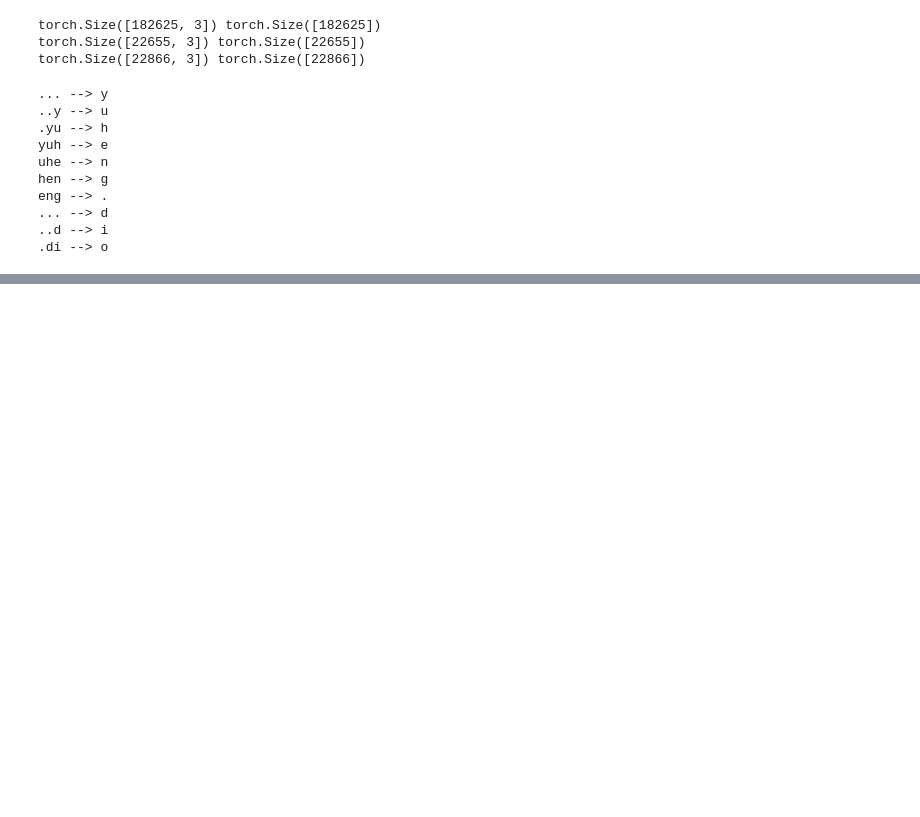
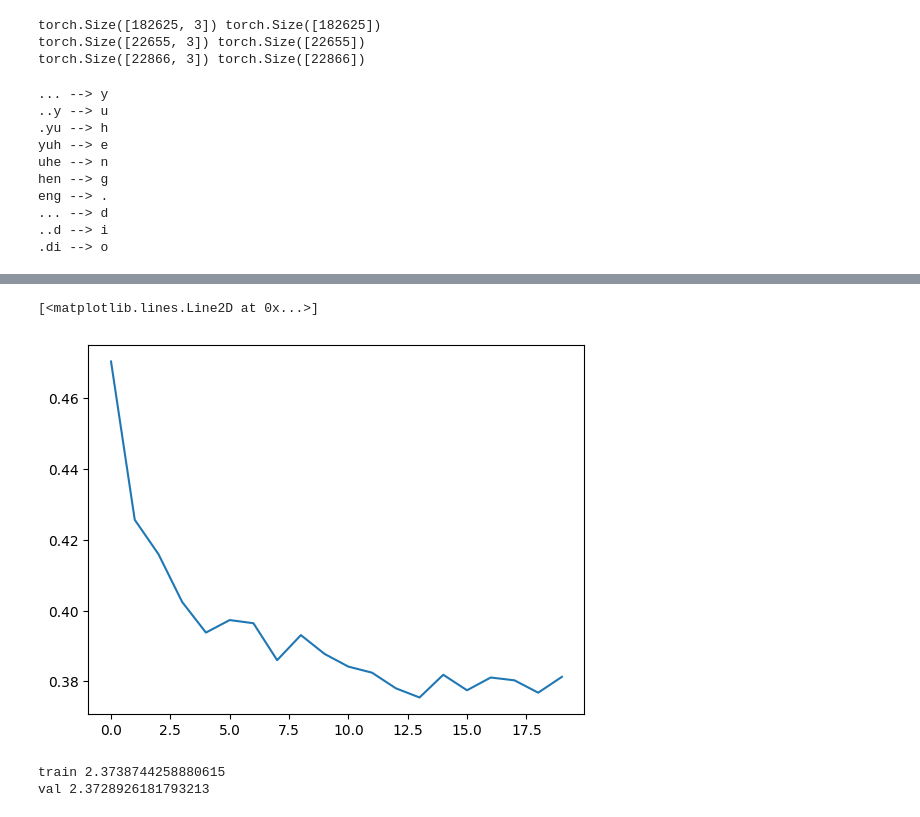
Before and after one commit to kishan-chakraborty/LanguageModel, a Jupyter notebook: wavenet.ipynb, the cells around one changed output, grey strips where cells are left out. Drawn from its saved outputs; the diff is of its cells as text; code cells hidden in the pictures; blank space fills up the shorter version.

```diff
--- a/wavenet.ipynb
+++ b/wavenet.ipynb
@@ -193,0 +241,4 @@ RuntimeError: The size of tensor a (200) must match the size of tensor b (32) at
+# %%
+# To bring the layers (Batch norm layer) out of training mode.
+for layer in layers:
+    layer.training = False
@@ -193,0 +339,36 @@ RuntimeError: The size of tensor a (200) must match the size of tensor b (32) at
+# %%
+max_steps = 2000
+batch_size = 32
+lossi = []
+stepi = []
+for i in range(max_steps):
+
+  # minibatch construct
+  ix = torch.randint(0, Xtr.shape[0], (batch_size,), generator=g)
+  Xb, Yb = Xtr[ix], Ytr[ix] # batch X,Y
+
+  # # forward pass
+  # emb = C[Xb] # embed the characters into vectors
+  # x = emb.view(emb.shape[0], -1) # concatenate the vectors
+  # x = Xb
+  # for layer in layers:
+  #   x = layer(x)
+  logits = model(Xb)
+  loss = F.cross_entropy(logits, Yb) # loss function
+
+  # backward pass
+  for layer in model.layers:
+    layer.out.retain_grad() # AFTER_DEBUG: would take out retain_graph
+  for p in parameters:
+    p.grad = None
+  loss.backward()
+
+  # update
+  lr = 0.1 if i < 150000 else 0.01 # step learning rate decay
+  for p in parameters:
+    p.data += -lr * p.grad
+
+  # track stats
+  if i % 200 == 0: # print every once in a while
+    print(f'{i:7d}/{max_steps:7d}: {loss.item():.4f}')
+  lossi.append(loss.log10().item())
@@ -193,0 +386,29 @@ RuntimeError: The size of tensor a (200) must match the size of tensor b (32) at
+# %%
+plt.plot((torch.tensor(lossi).view(20, 100).mean(1)))
+# %% [output]
+[<matplotlib.lines.Line2D at 0x...>]
+[figure, added]
+# %%
+# Validation loss
+@torch.no_grad() # this decorator disables gradient tracking
+def split_loss(split):
+  x,y = {
+    'train': (Xtr, Ytr),
+    'val': (Xdev, Ydev),
+    'test': (Xte, Yte),
+  }[split]
+  # emb = C[x] # (N, block_size, n_embd)
+  # embcat = emb.view(emb.shape[0], -1) # concat into (N, block_size * n_embd)
+  # hpreact = embcat @ layers[0].weight
+  # hpreact = layers[1].gamma * (hpreact - layers[1].running_mean) * (layers[1].running_var + 1e-5)**-0.5 + layers[1].beta
+  # h = torch.tanh(hpreact) # (N, n_hidden)
+  # logits = h @ layers[3].weight # (N, vocab_size)
+  logits = model(x)
+  loss = F.cross_entropy(logits, y)
+  print(split, loss.item())
+
+split_loss('train')
+split_loss('val')
+# %% [output]
+train 2.3738744258880615
+val 2.3728926181793213
```
Also changed, not shown: parts of 12 cells of this notebook.
